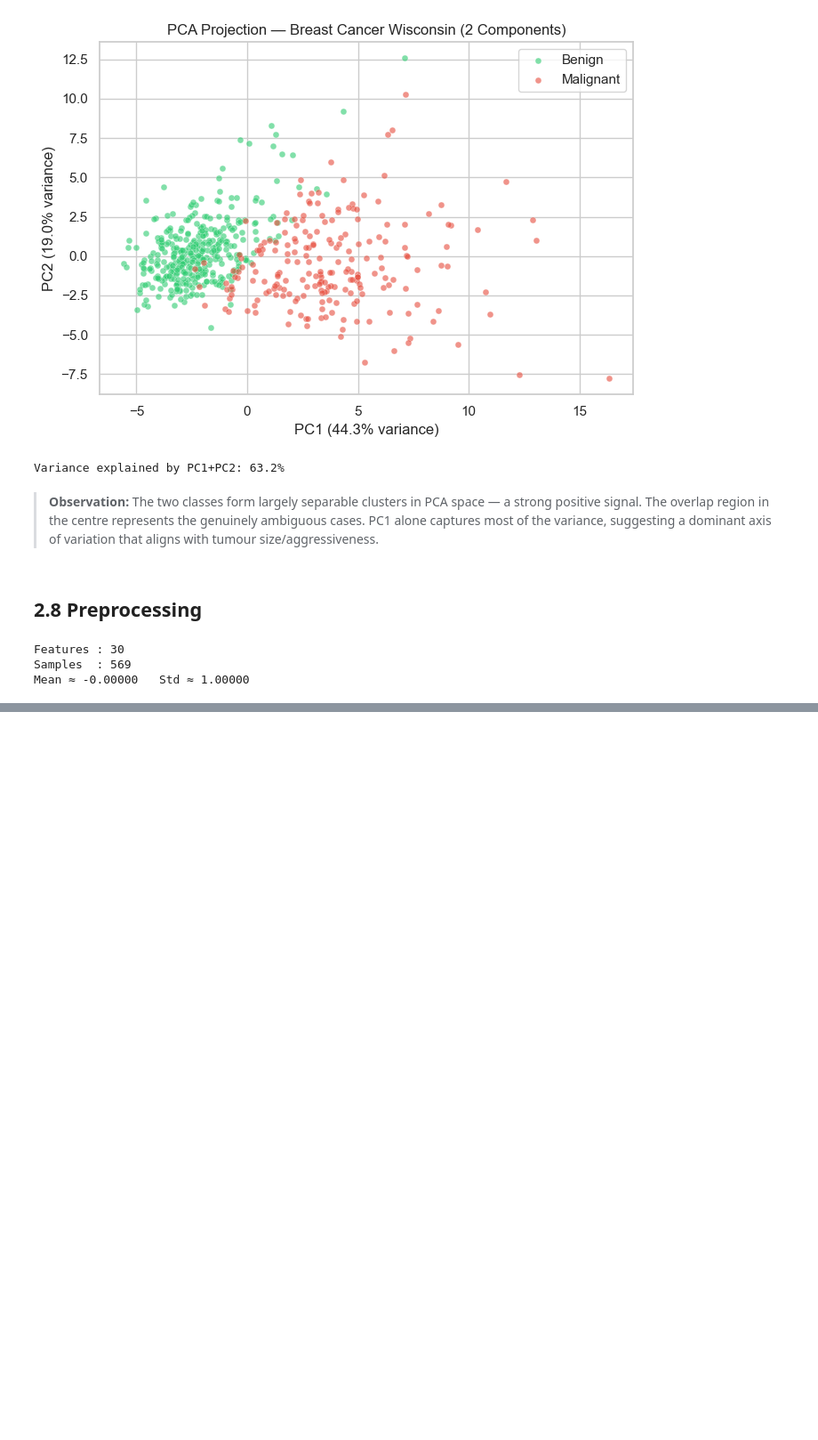
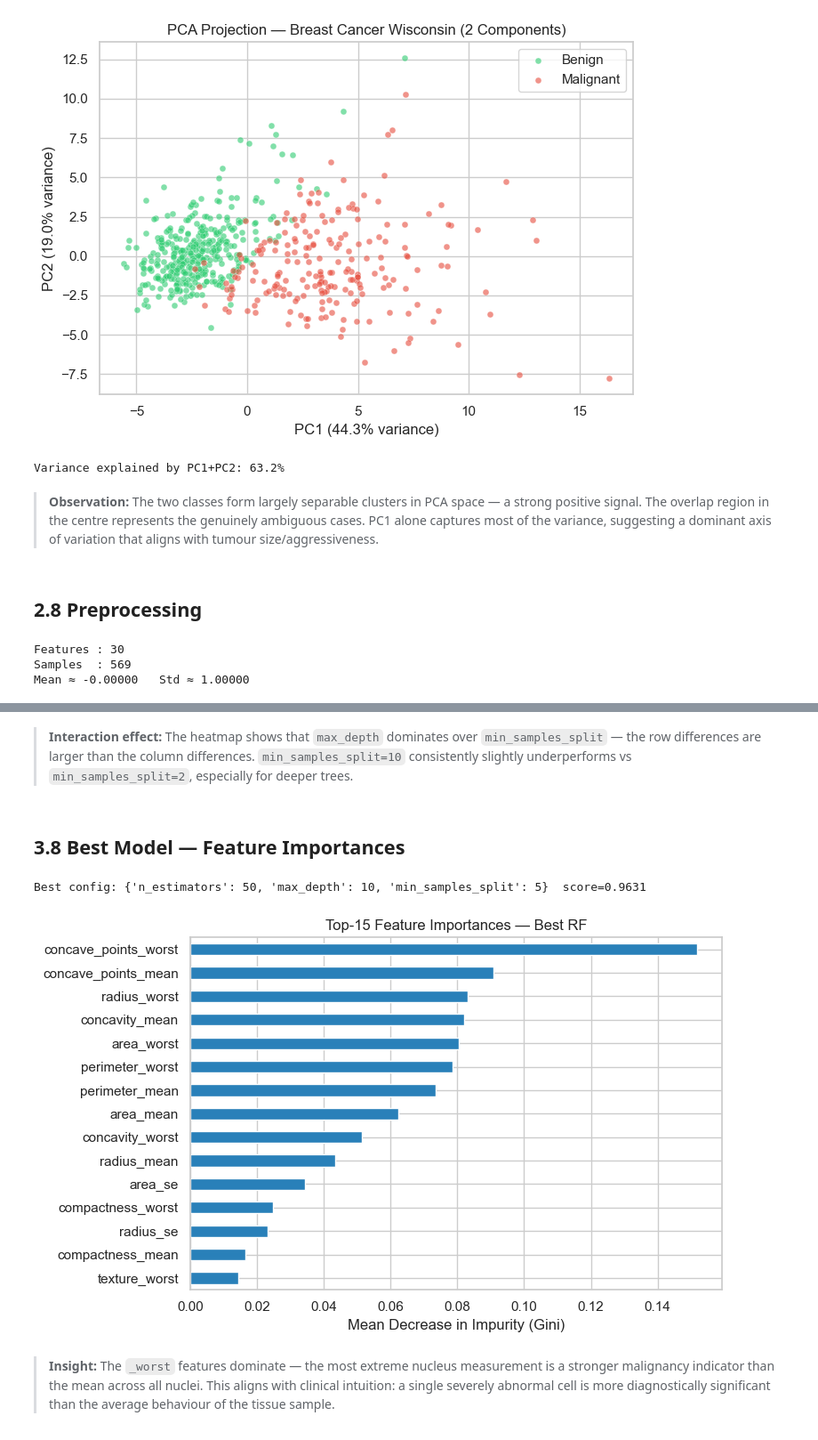
Before and after one commit to ArmanAhmed00/BST-Backed-Hyperparameter-Optimiser-with-Transfer-Analysis, a Jupyter notebook: capstone_project/notebook/capstone.ipynb, the cells around one changed output, grey strips where cells are left out. Shown at 89% size. Saved outputs shown, nothing was run; the diff lists cells and outputs as text; code cells hidden in the pictures; blank space fills up the shorter version.

```diff
--- a/capstone_project/notebook/capstone.ipynb
+++ b/capstone_project/notebook/capstone.ipynb
@@ -283,0 +499,24 @@ Mean ≈ -0.00000   Std ≈ 1.00000
+# %% [markdown]
+> **Interaction effect:** The heatmap shows that `max_depth` dominates over `min_samples_split` — the row differences are larger than the column differences. `min_samples_split=10` consistently slightly underperforms vs `min_samples_split=2`, especially for deeper trees.
+# %% [markdown]
+## 3.8 Best Model — Feature Importances
+# %%
+best_node = registry_a.best()
+print(f"Best config: {best_node.params}  score={best_node.score:.4f}")
+
+best_model = RandomForestClassifier(**best_node.params, random_state=SEED, n_jobs=-1)
+best_model.fit(X_a_scaled, y_a)
+
+feat_names = [c for c in df_a.columns if c != 'diagnosis']
+importances = pd.Series(best_model.feature_importances_, index=feat_names).nlargest(15)
+
+fig, ax = plt.subplots(figsize=(8, 5))
+importances.sort_values().plot.barh(ax=ax, color='#2980b9', edgecolor='white')
+ax.set_title(f"Top-15 Feature Importances — Best RF")
+ax.set_xlabel("Mean Decrease in Impurity (Gini)")
+plt.tight_layout(); plt.show()
+# %% [output]
+Best config: {'n_estimators': 50, 'max_depth': 10, 'min_samples_split': 5}  score=0.9631
+[figure, added]
+# %% [markdown]
+> **Insight:** The `_worst` features dominate — the most extreme nucleus measurement is a stronger malignancy indicator than the mean across all nuclei. This aligns with clinical intuition: a single severely abnormal cell is more diagnostically significant than the average behaviour of the tissue sample.
```
Also changed, not shown: parts of 20 cells of this notebook, 1 other file.
